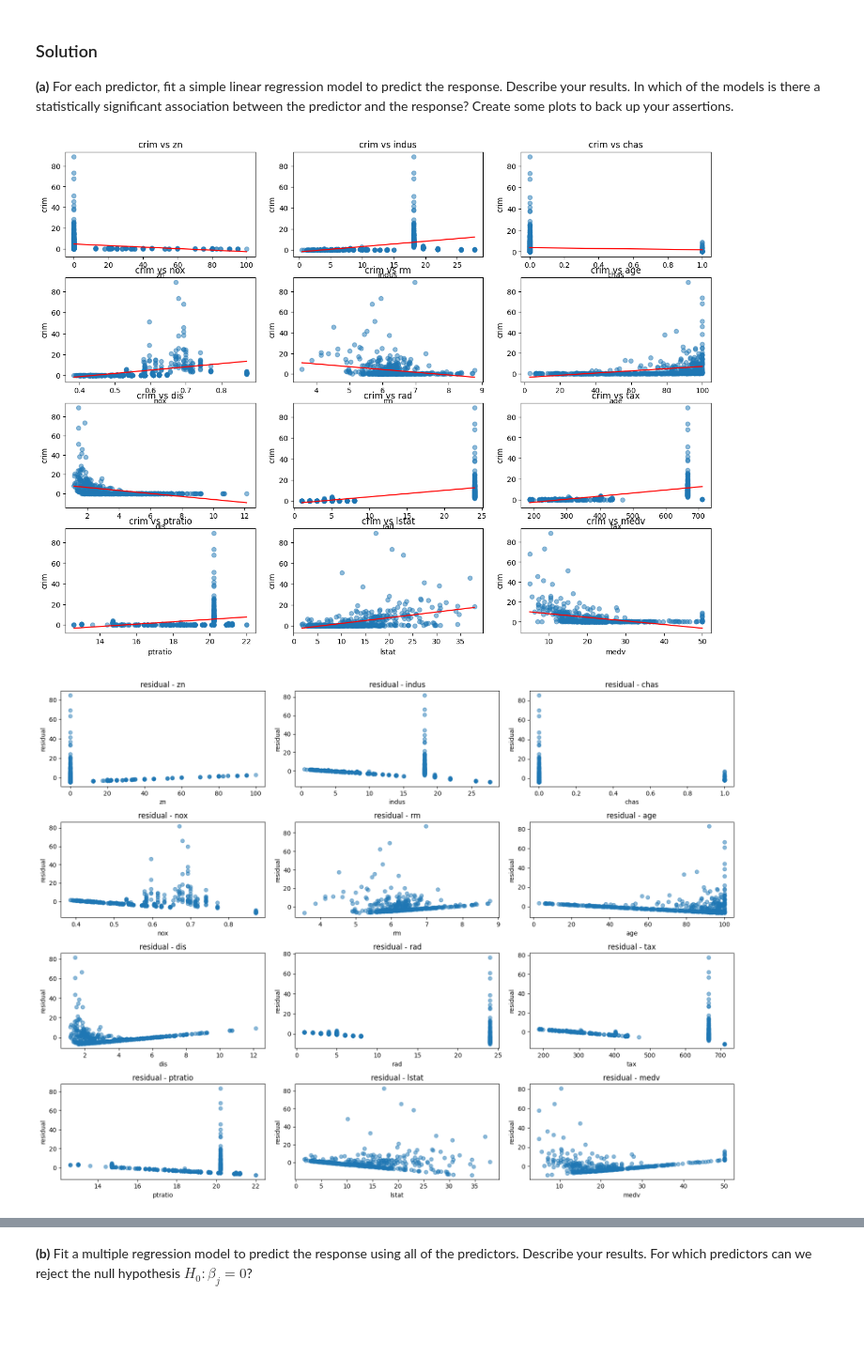
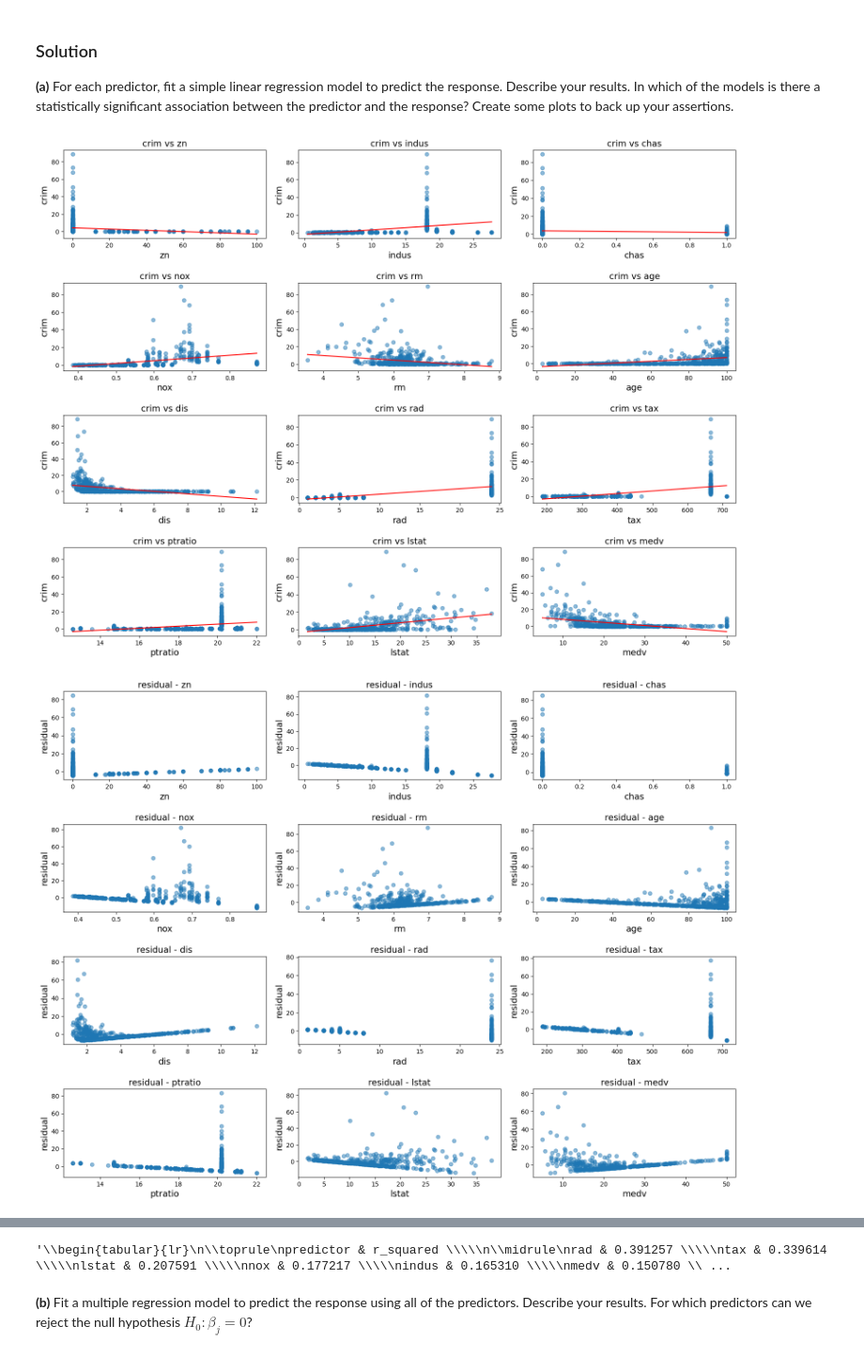
Before and after one commit to nealkuperman/Data_Science_I, a Jupyter notebook: HW/HW_1/HW_1.ipynb, the cells around one changed output, grey strips where cells are left out. Shown at 94% size. Saved outputs shown, nothing was run; the diff lists cells and outputs as text; code cells hidden in the pictures; blank space fills up the shorter version.

Commit message:
updating some of the code and latex file

```diff
--- a/HW/HW_1/HW_1.ipynb
+++ b/HW/HW_1/HW_1.ipynb
@@ -564,43 +571,50 @@ n_rows = (n_predictors + n_cols - 1) // n_cols
 fig_1, axes_1 = plt.subplots(n_rows, n_cols, figsize=(16, 3*n_rows))
 axes_1 = axes_1.flatten()
 
 fig_2, axes_2 = plt.subplots(n_rows, n_cols, figsize=(16, 3*n_rows))
 axes_2 = axes_2.flatten()
 
 
 models = {}
 r_squared = []
+# plt.rcParams.update({'axes.labelsize': 12, 'axes.titlesize': 12})
 for i, col_name in enumerate(predictors):
     if col_name == 'crim':
         continue
     X = bos[col_name].values
     intercept = np.ones(len(X))
     X = np.column_stack((intercept, X))
     model = smf.OLS(bos['crim'], X).fit()
     models[col_name] = model
     predictions = model.predict(X)
     residual = bos['crim'] - predictions
     r_squared.append(model.rsquared)
     axes_1[i].scatter(bos[col_name], bos['crim'], alpha=0.5)
     axes_1[i].plot(bos[col_name].sort_values(), predictions[bos[col_name].argsort()], color='red')
-    axes_1[i].set_xlabel(col_name)
-    axes_1[i].set_ylabel('crim')
-    axes_1[i].set_title(f'crim vs {col_name}')
+    axes_1[i].set_xlabel(col_name, fontsize=14)
+    axes_1[i].set_ylabel('crim', fontsize=14)
+    axes_1[i].set_title(f'crim vs {col_name}', fontsize=14)
+    axes_2[i].scatter(bos[col_name], residual, alpha=0.5)
+    axes_2[i].set_xlabel(col_name, fontsize=14)
+    axes_2[i].set_ylabel('residual', fontsize=14)
+    axes_2[i].set_title(f'residual - {col_name}', fontsize=14)
 
-    axes_2[i].scatter(bos[col_name], residual, alpha=0.5)
-    axes_2[i].set_xlabel(col_name)
-    axes_2[i].set_ylabel('residual')
-    axes_2[i].set_title(f'residual - {col_name}')
+fig_1.tight_layout(pad=1.5, h_pad=2, w_pad=1)
+fig_1.savefig('../images/3_15_a_scatter.png', dpi=300, bbox_inches='tight')
 
-plt.tight_layout()
+fig_2.tight_layout(pad=1.5, h_pad=2, w_pad=1)
+fig_2.savefig('../images/3_15_a_residuals.png', dpi=300, bbox_inches='tight')
+
 plt.show()
 
 r_squared_df = pd.DataFrame({'predictor': predictors, 'r_squared': r_squared})
 r_squared_df = r_squared_df.sort_values(by='r_squared', ascending=False)
 print(r_squared_df)
+
+r_squared_df.to_latex(index = False)
 # %% [output]
-[figure, old version]
+[figure, new version]
-[figure, old version]
+[figure, new version]
    predictor  r_squared
 7        rad   0.391257
 8        tax   0.339614
@@ -614,6 +628,7 @@ print(r_squared_df)
 4         rm   0.048069
 0         zn   0.040188
 2       chas   0.003124
+'\\begin{tabular}{lr}\n\\toprule\npredictor & r_squared \\\\\n\\midrule\nrad & 0.391257 \\\\\ntax & 0.339614 \\\\\nlstat & 0.207591 \\\\\nnox & 0.177217 \\\\\nindus & 0.165310 \\\\\nmedv & 0.150780 \\ ...
 # %% [markdown]
 **(b)** Fit a multiple regression model to predict the response using all of the predictors. Describe your results. For which predictors can we reject the null hypothesis $H_0 : \beta_j = 0$?
 # %%
```
Also changed, not shown: parts of 10 cells of this notebook, 8 other files.
